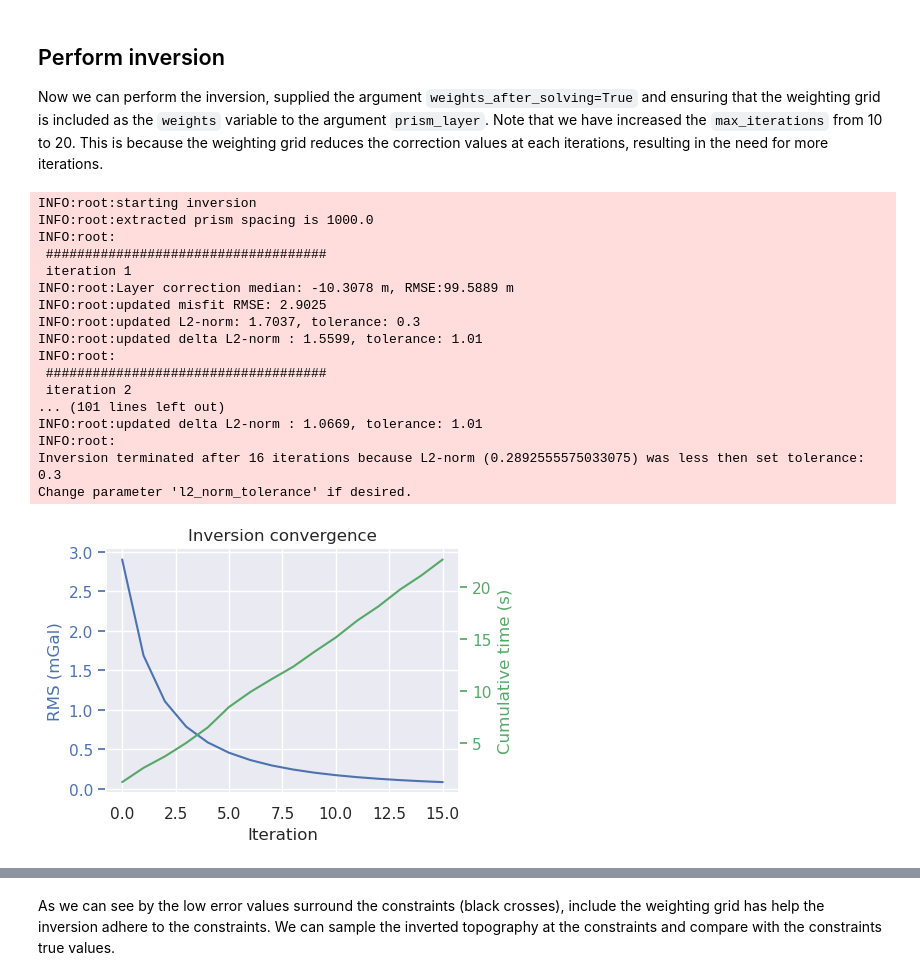
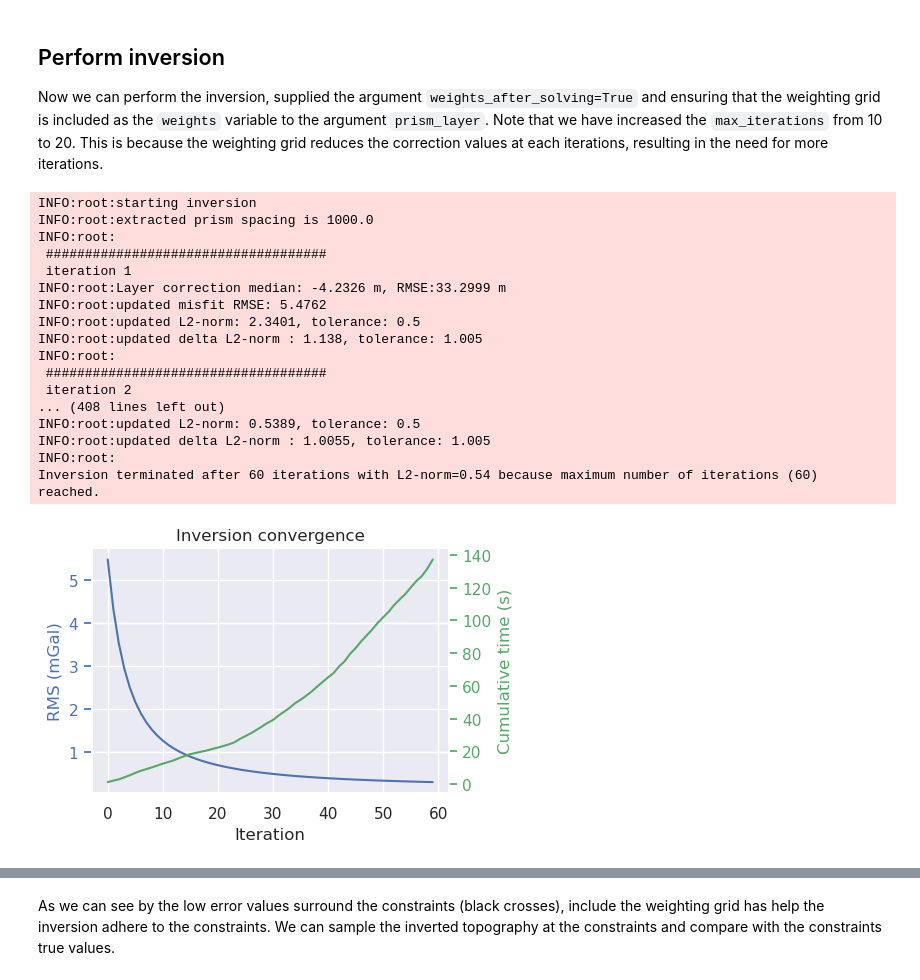
Before and after one commit to mdtanker/invert4geom, a Jupyter notebook: docs/user_guide/adhering_to_constraints.ipynb, the cells around one changed output, grey strips where cells are left out. Cells and saved outputs as stored; diff of their text form; code cells hidden in the pictures.

```diff
--- a/docs/user_guide/adhering_to_constraints.ipynb
+++ b/docs/user_guide/adhering_to_constraints.ipynb
@@ -116,12 +116,13 @@ prisms = utils.grids_to_prisms(
 ### Forward gravity of prism layer
 # %%
 # make pandas dataframe of locations to calculate gravity
+# this represents the station locations of a gravity survey
 # create lists of coordinates
 coords = vd.grid_coordinates(
     region=region,
     spacing=spacing,
     pixel_register=False,
-    extra_coords=1000,
+    extra_coords=1000,  # survey elevation
 )
 
 # grid the coordinates
@@ -134,7 +135,7 @@ observations = vd.make_xarray_grid(
 
 grav_df = vd.grid_to_table(observations)
 
-grav_df["observed_grav"] = prisms.prism_layer.gravity(
+grav_df["grav"] = prisms.prism_layer.gravity(
     coordinates=(
         grav_df.easting,
         grav_df.northing,
@@ -158,3 +159,13 @@ grav_df
 | 1269 | 30000.0 | 39000.0 | 1000.0 | 3.300721 |
 | 1270 | 30000.0 | 40000.0 | 1000.0 | 2.858299 |
 1271 rows × 4 columns
+# %%
+# contaminate gravity with 1 mGal of random noise
+grav_df["observed_grav"], stddev = synthetic.contaminate(
+    grav_df.grav,
+    stddev=0.5,
+    percent=False,
+    seed=0,
+)
+
+grav_df.set_index(["northing", "easting"]).to_xarray().observed_grav.plot()
@@ -242,46 +256,46 @@ logger.setLevel(logging.INFO)
 
 # run the inversion
 results = inversion.run_inversion(
     input_grav=grav_df,
     input_grav_column="observed_grav",
     prism_layer=starting_prisms,
     zref=zref,
     density_contrast=density_contrast,
     # display the convergence of the inversion
     plot_convergence=True,
     # choose the small prism approximation method for calculating the vertical
     # derivative of gravity
     deriv_type="annulus",
-    solver_damping=0.01,
+    solver_damping=0.1,
     # set stopping criteria
-    max_iterations=30,
-    l2_norm_tolerance=0.3,
-    delta_l2_norm_tolerance=1.01,
+    max_iterations=60,
+    l2_norm_tolerance=0.5,
+    delta_l2_norm_tolerance=1.005,
     # enable the use of weights
     weights_after_solving=True,
 )
 
 # collect the results
 topo_results, grav_results, parameters, elapsed_time = results
 # %% [output]
 INFO:root:starting inversion
 INFO:root:extracted prism spacing is 1000.0
 INFO:root:
  ####################################
  iteration 1
-INFO:root:Layer correction median: -10.3078 m, RMSE:99.5889 m
-INFO:root:updated misfit RMSE: 2.9025
-INFO:root:updated L2-norm: 1.7037, tolerance: 0.3
-INFO:root:updated delta L2-norm : 1.5599, tolerance: 1.01
+INFO:root:Layer correction median: -4.2326 m, RMSE:33.2999 m
+INFO:root:updated misfit RMSE: 5.4762
+INFO:root:updated L2-norm: 2.3401, tolerance: 0.5
+INFO:root:updated delta L2-norm : 1.138, tolerance: 1.005
 INFO:root:
  ####################################
  iteration 2
-... (101 lines left out)
-INFO:root:updated delta L2-norm : 1.0669, tolerance: 1.01
+... (408 lines left out)
+INFO:root:updated L2-norm: 0.5389, tolerance: 0.5
+INFO:root:updated delta L2-norm : 1.0055, tolerance: 1.005
 INFO:root:
-Inversion terminated after 16 iterations because L2-norm (0.2892555575033075) was less then set tolerance: 0.3
-Change parameter 'l2_norm_tolerance' if desired.
+Inversion terminated after 60 iterations with L2-norm=0.54 because maximum number of iterations (60) reached.
-[figure, old version]
+[figure, new version]
 # %%
 plotting.plot_inversion_results(
     grav_results,
```
Also changed, not shown: parts of 6 cells of this notebook, 5 other files.
